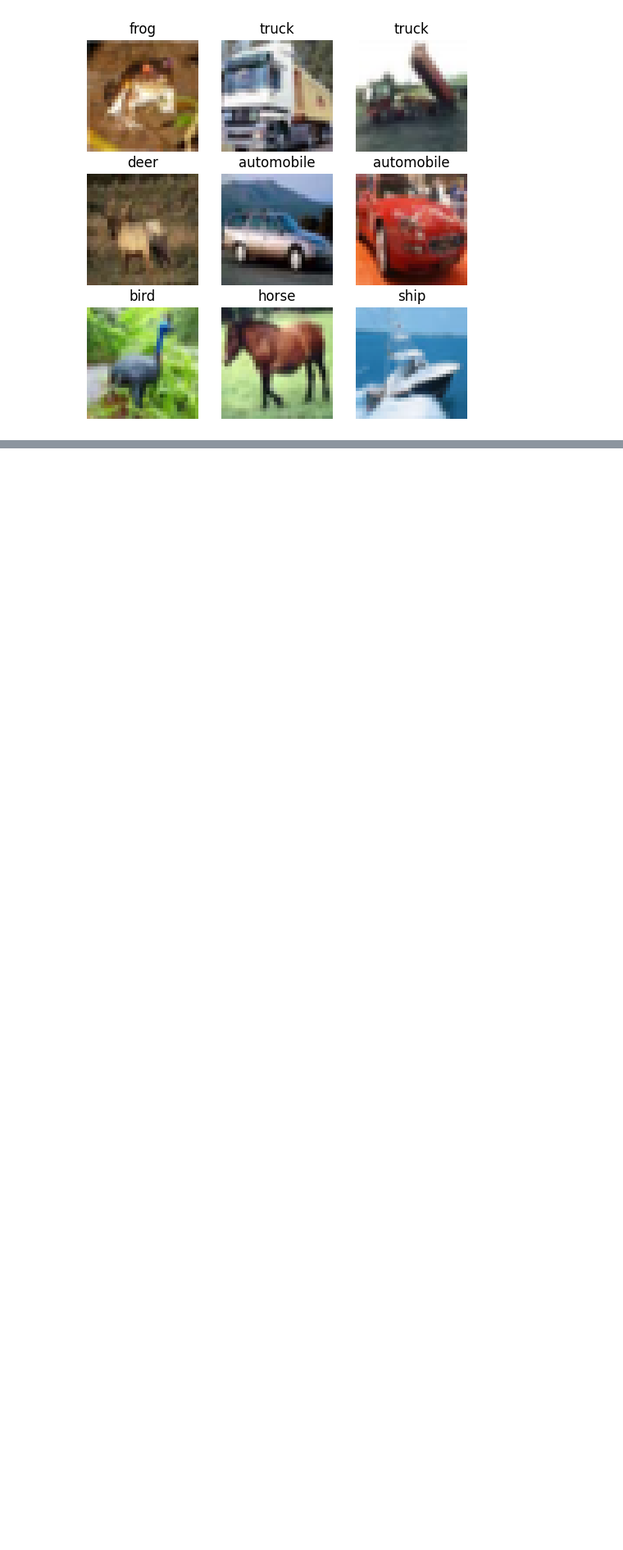
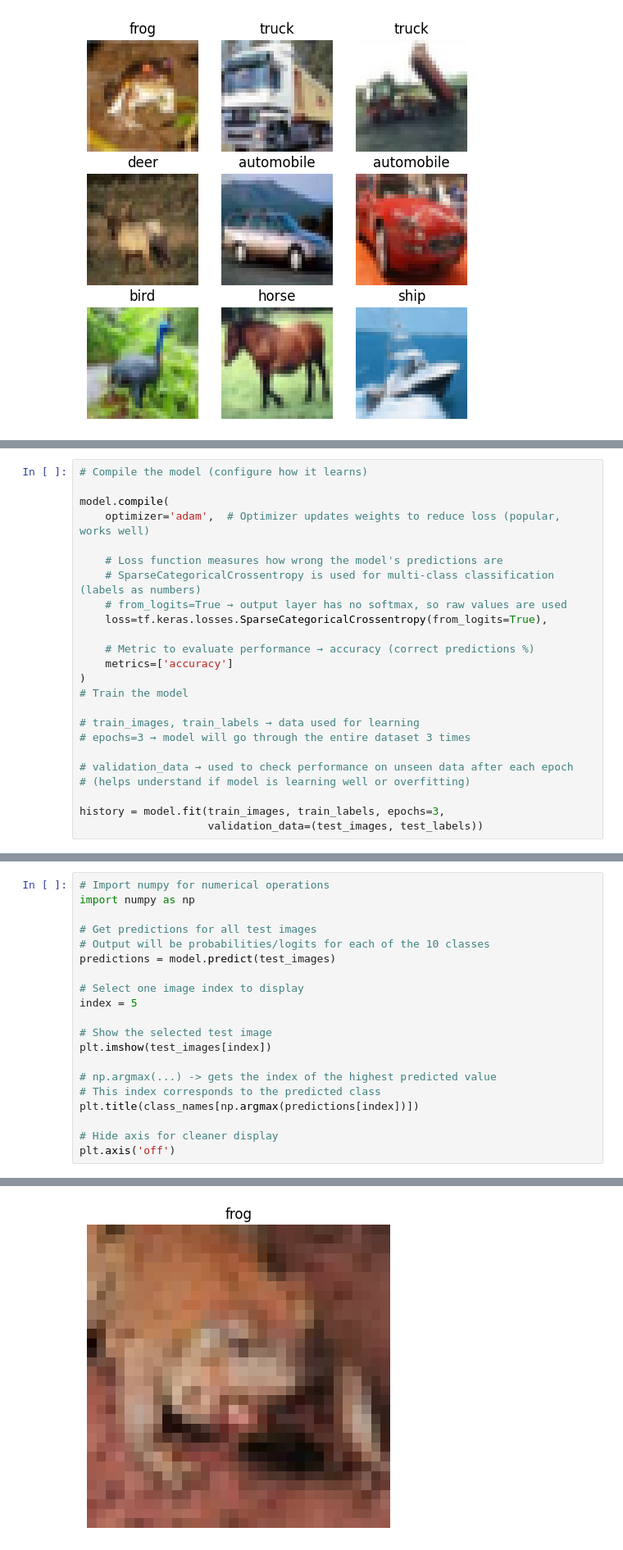
Before and after one commit to AkashkannanB/Computer-vision, a Jupyter notebook: CNN.ipynb, the cells around one changed output, grey strips where cells are left out. Shown at 82% size. Cells and saved outputs as stored; diff of their text form; blank space fills up the shorter version.

```diff
--- a/CNN.ipynb
+++ b/CNN.ipynb
@@ -55,0 +136,24 @@ for i in range(9):
+# %%
+# Compile the model (configure how it learns)
+
+model.compile(
+    optimizer='adam',  # Optimizer updates weights to reduce loss (popular, works well)
+
+    # Loss function measures how wrong the model's predictions are
+    # SparseCategoricalCrossentropy is used for multi-class classification (labels as numbers)
+    # from_logits=True → output layer has no softmax, so raw values are used
+    loss=tf.keras.losses.SparseCategoricalCrossentropy(from_logits=True),
+
+    # Metric to evaluate performance → accuracy (correct predictions %)
+    metrics=['accuracy']
+)
+# Train the model
+
+# train_images, train_labels → data used for learning
+# epochs=3 → model will go through the entire dataset 3 times
+
+# validation_data → used to check performance on unseen data after each epoch
+# (helps understand if model is learning well or overfitting)
+
+history = model.fit(train_images, train_labels, epochs=3,
+                    validation_data=(test_images, test_labels))
@@ -55,0 +167,21 @@ for i in range(9):
+# %%
+# Import numpy for numerical operations
+import numpy as np
+
+# Get predictions for all test images
+# Output will be probabilities/logits for each of the 10 classes
+predictions = model.predict(test_images)
+
+# Select one image index to display
+index = 5
+
+# Show the selected test image
+plt.imshow(test_images[index])
+
+# np.argmax(...) -> gets the index of the highest predicted value
+# This index corresponds to the predicted class
+plt.title(class_names[np.argmax(predictions[index])])
+
+# Hide axis for cleaner display
+plt.axis('off')
+# %% [output]
@@ -55,0 +190 @@ for i in range(9):
+[figure, added]
```
Also changed, not shown: parts of 4 cells of this notebook.
